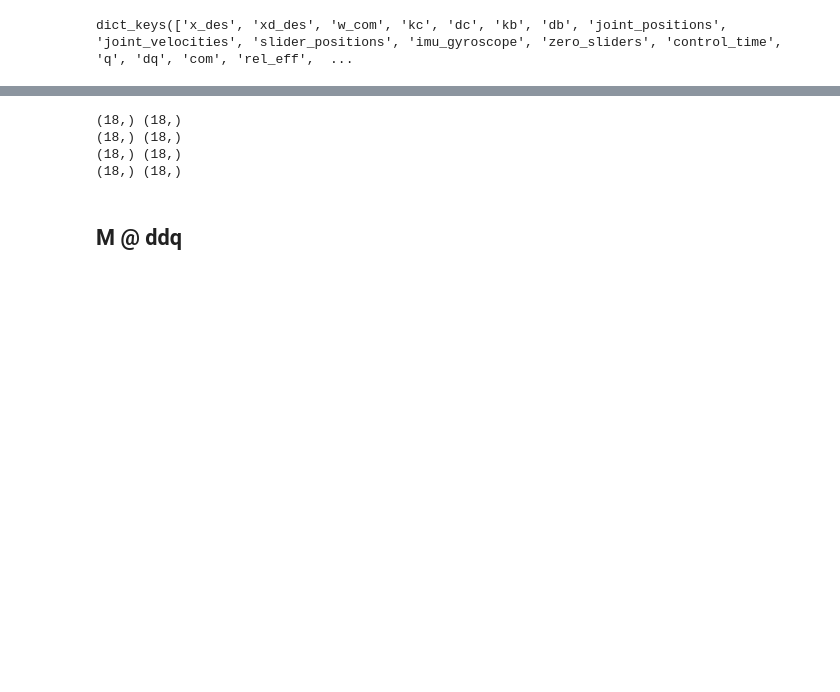
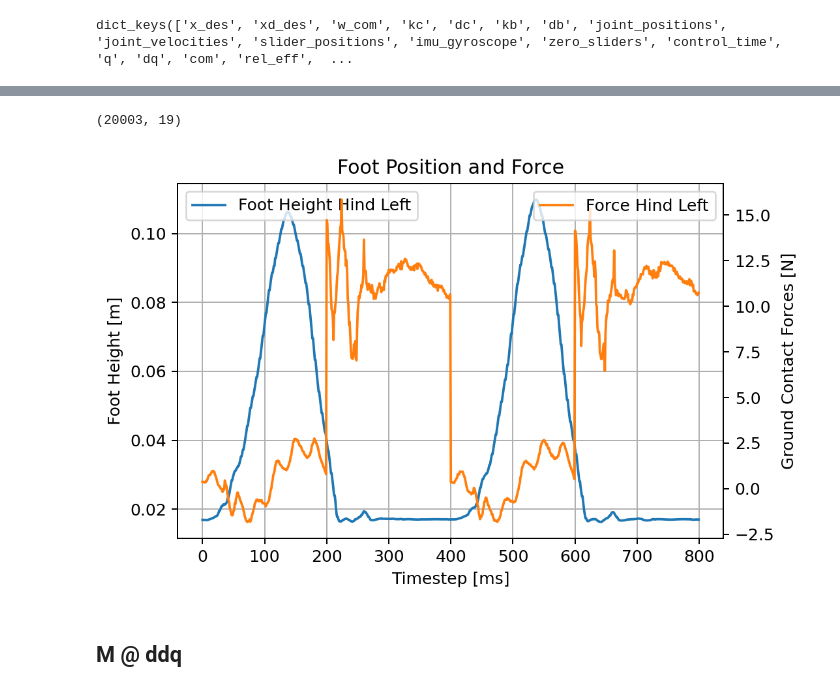
Before and after one commit to caoliheng/contact-detection, a Jupyter notebook: data analysis.ipynb, the cells around one changed output, grey strips where cells are left out. Drawn from its saved outputs; the diff is of its cells as text; code cells hidden in the pictures; blank space fills up the shorter version.

```diff
--- a/data analysis.ipynb
+++ b/data analysis.ipynb
@@ -35,10 +35,14 @@ reader_imu = reader.data['imu_gyroscope']
 
 calculated_f = np.empty((reader_q.shape[0], 4, 3))
 calculated_omi = np.empty((reader_q.shape[0], 3))
+# %%
+print(reader_q.shape)
+# %% [output]
+(20003, 19)
 # %%
 # calculate f
 # for ms in range(reader_q.shape[0]):
-for ms in range(1):
+for ms in range(20003):
     q = reader_q[ms]
     dq = reader_dq[ms]
     pin_robot.computeJointJacobians(q)
@@ -48,15 +52,34 @@ for ms in range(1):
         pin_robot.framePlacement(q, index=frame_id)
         J = pin_robot.getFrameJacobian(
             frame_id=frame_id, rf_frame=pin.ReferenceFrame.LOCAL_WORLD_ALIGNED)
-        J_inv = np.linalg.pinv(J[:3, 6 + 3 * i:9 + 3 * i].T)
+        J_inv = np.linalg.pinv(J[:3, 6 + 3 * i:9 + 3 * i].T) * -1
         h = pin_robot.nle(q, dq)
         F = np.hstack((np.zeros(6), reader_tau[ms][6:]))
-        print(h.shape, F.shape)
-        calculated_f[ms, i] = J_inv @ ((h - F)[6 + 3 * i:9 + 3 * i])
+        calculated_f[ms, i] = J_inv @ ((F - h)[6 + 3 * i:9 + 3 * i])
 
 # plt.plot(calculated_f[:, :, 2])
-# %% [output]
-(18,) (18,)
-(18,) (18,)
-(18,) (18,)
-(18,) (18,)
+# %%
+s = slice(10200, 11000)
+
+plt.plot(reader_vicon_leg[s, 2], color='C0', label='Foot Height Hind Left')
+plt.ylabel('Foot Height [m]')
+plt.xlabel('Timestep [ms]')
+plt.legend(loc='upper left')
+plt.grid()
+
+t = plt.twinx()
+t.plot(calculated_f[s, 2, 2], color='C1', label='Force Hind Left')
+t.set_ylabel('Ground Contact Forces [N]')
+t.legend(loc='upper right')
+
+# t = plt.twinx()
+# t.plot(reader_tau[s, 8], color='C2', label='tau')
+# t.legend()
+
+plt.title("Foot Position and Force")
+# plt.legend()
+
+
+plt.show()
+# %% [output]
+[figure, added]
```
Also changed, not shown: parts of 6 cells of this notebook, 1 other file.
